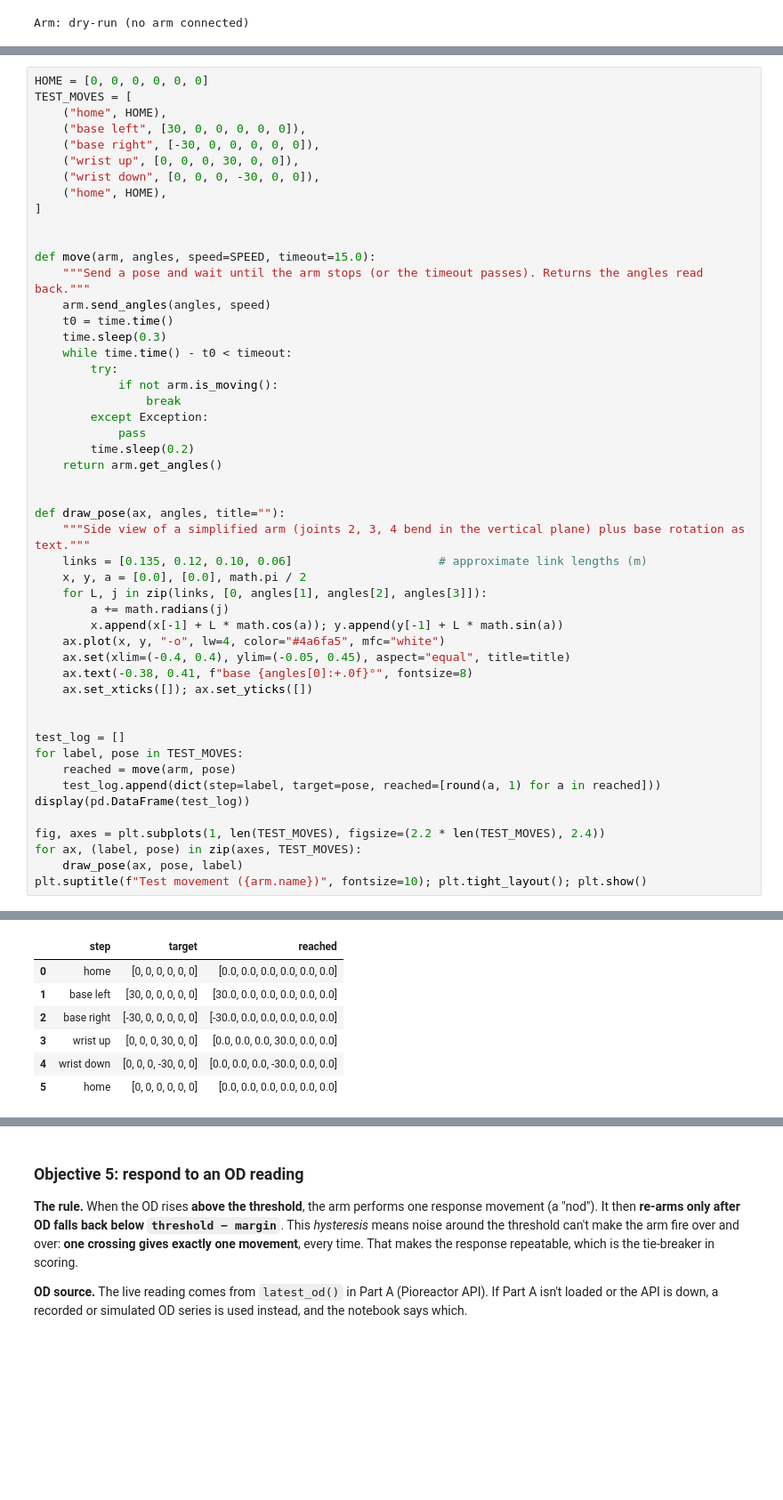
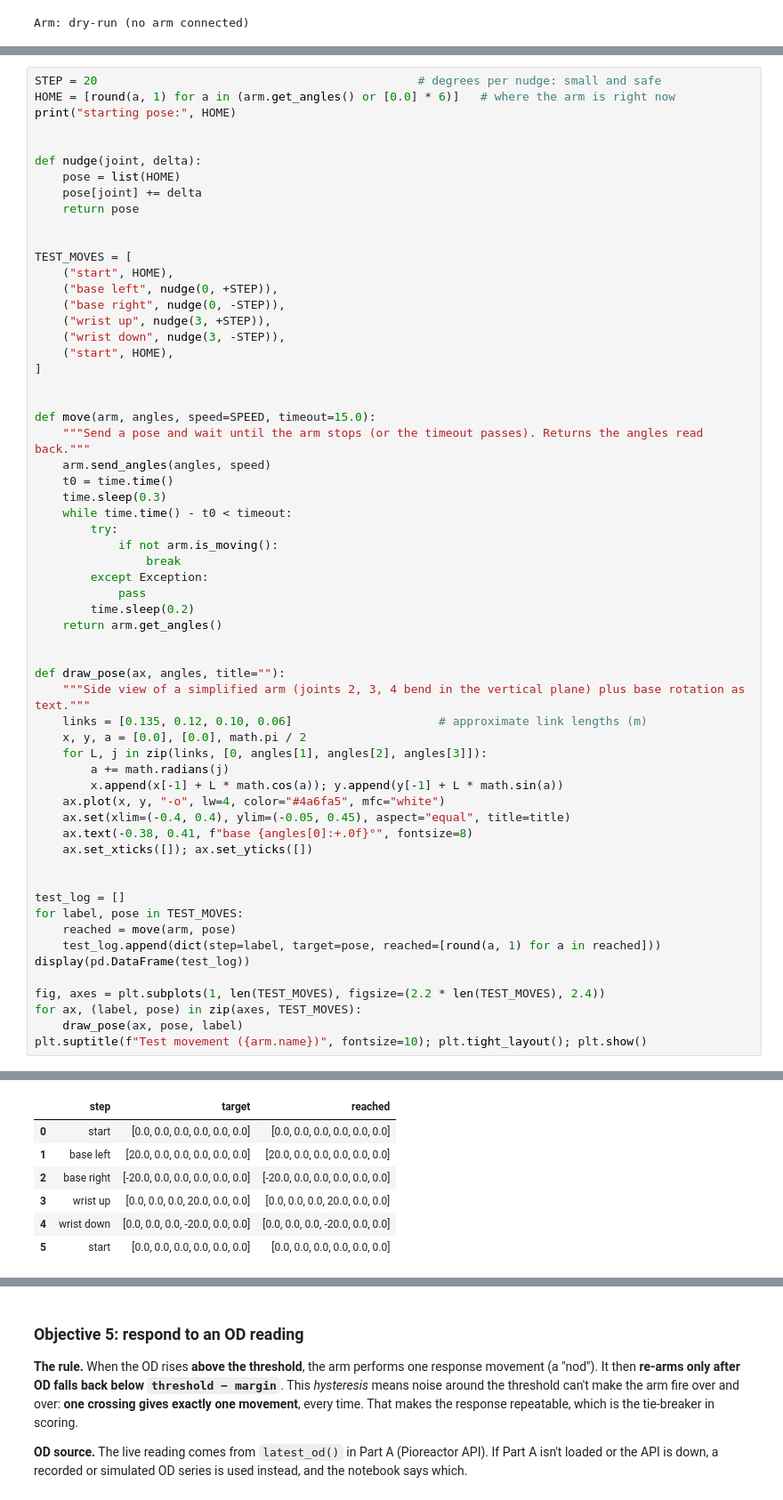
Before and after one commit to AICSquared/jsnn-hackathon, a Jupyter notebook: robotics/robotics.ipynb, the cells around one changed output, grey strips where cells are left out. Shown at 89% size. Cells and saved outputs as stored; diff of their text form; blank space fills up the shorter version.

Commit message:
arm.py: all moves relative to the arm's current pose (±20° nudges), no swing to absolute zero

```diff
--- a/robotics/robotics.ipynb
+++ b/robotics/robotics.ipynb
@@ -122,12 +123,22 @@ right → lift and lower the "wrist" → home. Every pose is checked by reading
 # %%
-HOME = [0, 0, 0, 0, 0, 0]
+STEP = 20                                              # degrees per nudge: small and safe
+HOME = [round(a, 1) for a in (arm.get_angles() or [0.0] * 6)]   # where the arm is right now
+print("starting pose:", HOME)
+
+
+def nudge(joint, delta):
+    pose = list(HOME)
+    pose[joint] += delta
+    return pose
+
+
 TEST_MOVES = [
-    ("home", HOME),
-    ("base left", [30, 0, 0, 0, 0, 0]),
-    ("base right", [-30, 0, 0, 0, 0, 0]),
-    ("wrist up", [0, 0, 0, 30, 0, 0]),
-    ("wrist down", [0, 0, 0, -30, 0, 0]),
-    ("home", HOME),
+    ("start", HOME),
+    ("base left", nudge(0, +STEP)),
+    ("base right", nudge(0, -STEP)),
+    ("wrist up", nudge(3, +STEP)),
+    ("wrist down", nudge(3, -STEP)),
+    ("start", HOME),
 ]
 
 
@@ -179,10 +191,10 @@ plt.suptitle(f"Test movement ({arm.name})", fontsize=10); plt.tight_layout(); pl
 |  | step | target | reached |
-| 0 | home | [0, 0, 0, 0, 0, 0] | [0.0, 0.0, 0.0, 0.0, 0.0, 0.0] |
-| 1 | base left | [30, 0, 0, 0, 0, 0] | [30.0, 0.0, 0.0, 0.0, 0.0, 0.0] |
-| 2 | base right | [-30, 0, 0, 0, 0, 0] | [-30.0, 0.0, 0.0, 0.0, 0.0, 0.0] |
-| 3 | wrist up | [0, 0, 0, 30, 0, 0] | [0.0, 0.0, 0.0, 30.0, 0.0, 0.0] |
-| 4 | wrist down | [0, 0, 0, -30, 0, 0] | [0.0, 0.0, 0.0, -30.0, 0.0, 0.0] |
-| 5 | home | [0, 0, 0, 0, 0, 0] | [0.0, 0.0, 0.0, 0.0, 0.0, 0.0] |
+| 0 | start | [0.0, 0.0, 0.0, 0.0, 0.0, 0.0] | [0.0, 0.0, 0.0, 0.0, 0.0, 0.0] |
+| 1 | base left | [20.0, 0.0, 0.0, 0.0, 0.0, 0.0] | [20.0, 0.0, 0.0, 0.0, 0.0, 0.0] |
+| 2 | base right | [-20.0, 0.0, 0.0, 0.0, 0.0, 0.0] | [-20.0, 0.0, 0.0, 0.0, 0.0, 0.0] |
+| 3 | wrist up | [0.0, 0.0, 0.0, 20.0, 0.0, 0.0] | [0.0, 0.0, 0.0, 20.0, 0.0, 0.0] |
+| 4 | wrist down | [0.0, 0.0, 0.0, -20.0, 0.0, 0.0] | [0.0, 0.0, 0.0, -20.0, 0.0, 0.0] |
+| 5 | start | [0.0, 0.0, 0.0, 0.0, 0.0, 0.0] | [0.0, 0.0, 0.0, 0.0, 0.0, 0.0] |
 [figure]
 # %% [markdown]
 ### Objective 5: respond to an OD reading
```
Also changed, not shown: parts of 4 cells of this notebook, 2 other files.
